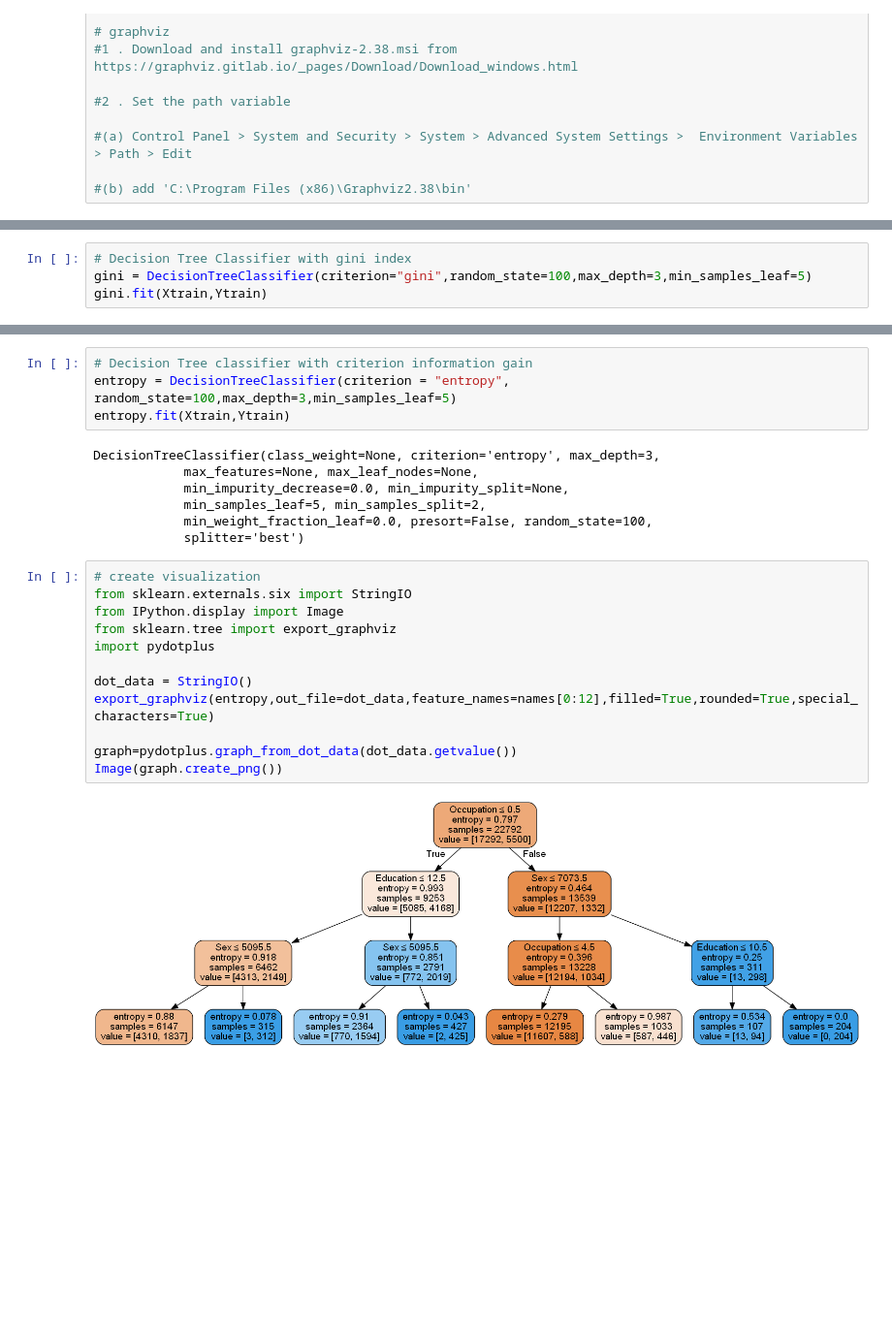
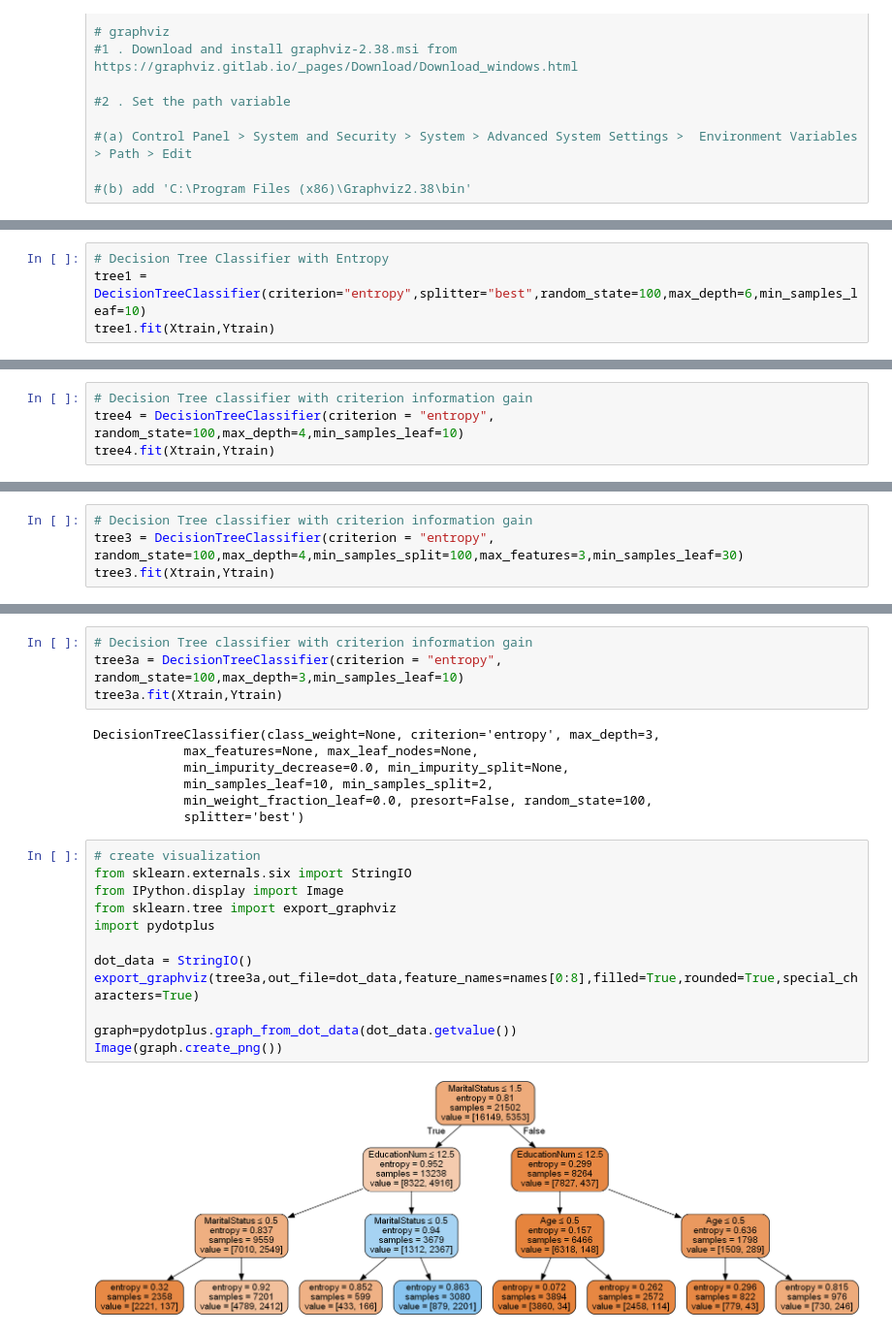
Before and after one commit to Montclair1/TelecomStockSelector, a Jupyter notebook: IncomeClassification.ipynb, the cells around one changed output, grey strips where cells are left out. Shown at 97% size. Cells and saved outputs as stored; diff of their text form; blank space fills up the shorter version.

```diff
--- a/IncomeClassification.ipynb
+++ b/IncomeClassification.ipynb
@@ -79,7 +80,7 @@ Y= data.values[:,14] # dependent variable (income)
 # separate into training and test data
 Xtrain, Xtest, Ytrain, Ytest = train_test_split(X,Y, test_size=0.3,random_state=100)
 # %%
-# Decision Tree Classifier with gini index
-gini = DecisionTreeClassifier(criterion="gini",random_state=100,max_depth=3,min_samples_leaf=5)
-gini.fit(Xtrain,Ytrain)
+# Decision Tree Classifier with Entropy
+tree1 = DecisionTreeClassifier(criterion="entropy",splitter="best",random_state=100,max_depth=6,min_samples_leaf=10)
+tree1.fit(Xtrain,Ytrain)
 # %% [output]
@@ -108,0 +109,4 @@ Image(graph.create_png())
+# %%
+# Decision Tree classifier with criterion information gain
+tree4 = DecisionTreeClassifier(criterion = "entropy", random_state=100,max_depth=4,min_samples_leaf=10)
+tree4.fit(Xtrain,Ytrain)
@@ -108,0 +134,4 @@ Image(graph.create_png())
+# %%
+# Decision Tree classifier with criterion information gain
+tree3 = DecisionTreeClassifier(criterion = "entropy", random_state=100,max_depth=4,min_samples_split=100,max_features=3,min_samples_leaf=30)
+tree3.fit(Xtrain,Ytrain)
@@ -109,25 +158,25 @@ Image(graph.create_png())
 # %%
 # Decision Tree classifier with criterion information gain
-entropy = DecisionTreeClassifier(criterion = "entropy", random_state=100,max_depth=3,min_samples_leaf=5)
-entropy.fit(Xtrain,Ytrain)
+tree3a = DecisionTreeClassifier(criterion = "entropy", random_state=100,max_depth=3,min_samples_leaf=10)
+tree3a.fit(Xtrain,Ytrain)
 # %% [output]
 DecisionTreeClassifier(class_weight=None, criterion='entropy', max_depth=3,
             max_features=None, max_leaf_nodes=None,
             min_impurity_decrease=0.0, min_impurity_split=None,
-            min_samples_leaf=5, min_samples_split=2,
+            min_samples_leaf=10, min_samples_split=2,
             min_weight_fraction_leaf=0.0, presort=False, random_state=100,
             splitter='best')
 # %%
 # create visualization
 from sklearn.externals.six import StringIO
 from IPython.display import Image
 from sklearn.tree import export_graphviz
 import pydotplus
 
 dot_data = StringIO()
-export_graphviz(entropy,out_file=dot_data,feature_names=names[0:12],filled=True,rounded=True,special_characters=True)
+export_graphviz(tree3a,out_file=dot_data,feature_names=names[0:8],filled=True,rounded=True,special_characters=True)
 
 graph=pydotplus.graph_from_dot_data(dot_data.getvalue())
 Image(graph.create_png())
 # %% [output]
-[figure, old version]
+[figure, new version]
```
Also changed, not shown: parts of 14 cells of this notebook.
